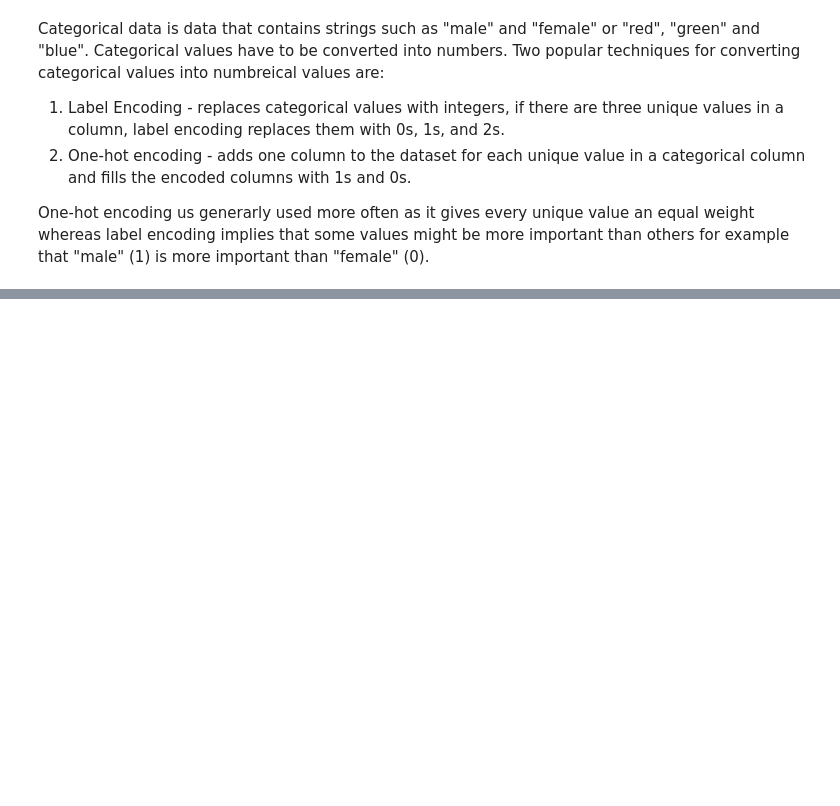
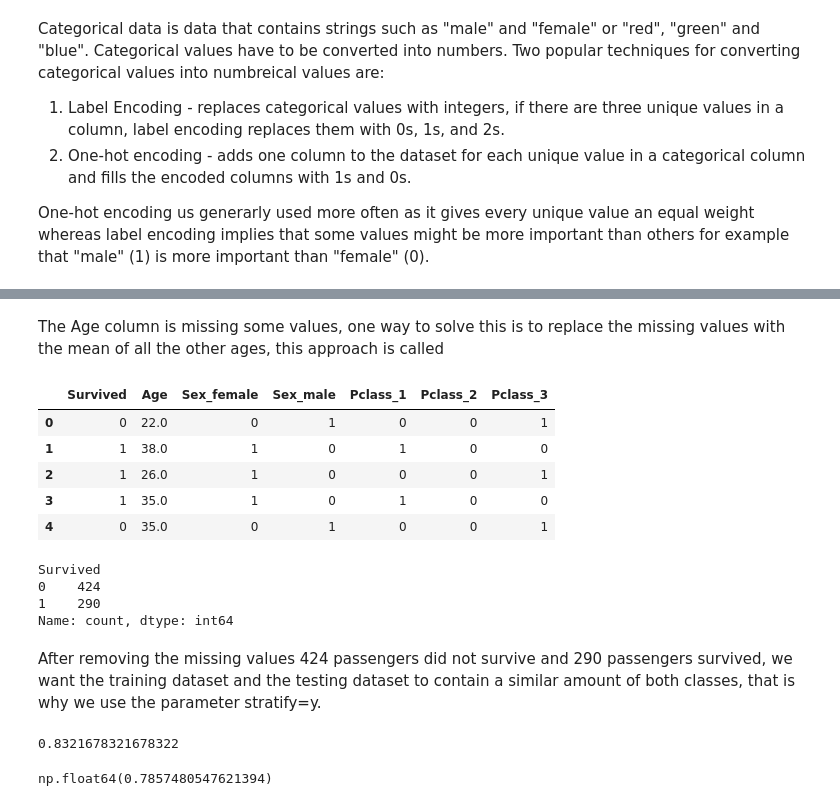
Before and after one commit to bolicnikola/Applied-Machine-Learning-And-AI, a Jupyter notebook: Classification_Models.ipynb, the cells around one changed output, grey strips where cells are left out. Saved outputs shown, nothing was run; the diff lists cells and outputs as text; code cells hidden in the pictures; blank space fills up the shorter version.

```diff
--- a/Classification_Models.ipynb
+++ b/Classification_Models.ipynb
@@ -48,0 +85,21 @@ One-hot encoding us generarly used more often as it gives every unique value an
+# %% [markdown]
+The Age column is missing some values, one way  to solve this is to replace the missing values with the mean of all the other ages, this approach is called
+# %%
+df = df[['Survived', 'Age', 'Sex', 'Pclass']]
+df = pd.get_dummies(df, columns=['Sex', 'Pclass'],dtype=int)
+df.dropna(inplace=True)
+df.head()
+# %% [output]
+|  | Survived | Age | Sex_female | Sex_male | Pclass_1 | Pclass_2 | Pclass_3 |
+| 0 | 0 | 22.0 | 0 | 1 | 0 | 0 | 1 |
+| 1 | 1 | 38.0 | 1 | 0 | 1 | 0 | 0 |
+| 2 | 1 | 26.0 | 1 | 0 | 0 | 0 | 1 |
+| 3 | 1 | 35.0 | 1 | 0 | 1 | 0 | 0 |
+| 4 | 0 | 35.0 | 0 | 1 | 0 | 0 | 1 |
+# %%
+df['Survived'].value_counts()
+# %% [output]
+Survived
+0    424
+1    290
+Name: count, dtype: int64
@@ -48,0 +113,16 @@ One-hot encoding us generarly used more often as it gives every unique value an
+# %% [markdown]
+After removing the missing values 424 passengers did not survive and 290 passengers survived, we want the training dataset and the testing dataset to contain a similar amount of both classes, that is why we use the parameter stratify=y.
+# %%
+from sklearn.linear_model import LogisticRegression
+
+model = LogisticRegression(random_state=0)
+model.fit(x_train, y_train)
+model.score(x_test, y_test)
+# %% [output]
+0.8321678321678322
+# %%
+from sklearn.model_selection import cross_val_score
+
+cross_val_score(model, x, y, cv=5).mean()
+# %% [output]
+np.float64(0.7857480547621394)
```
Also changed, not shown: parts of 7 cells of this notebook, 1 other file.
